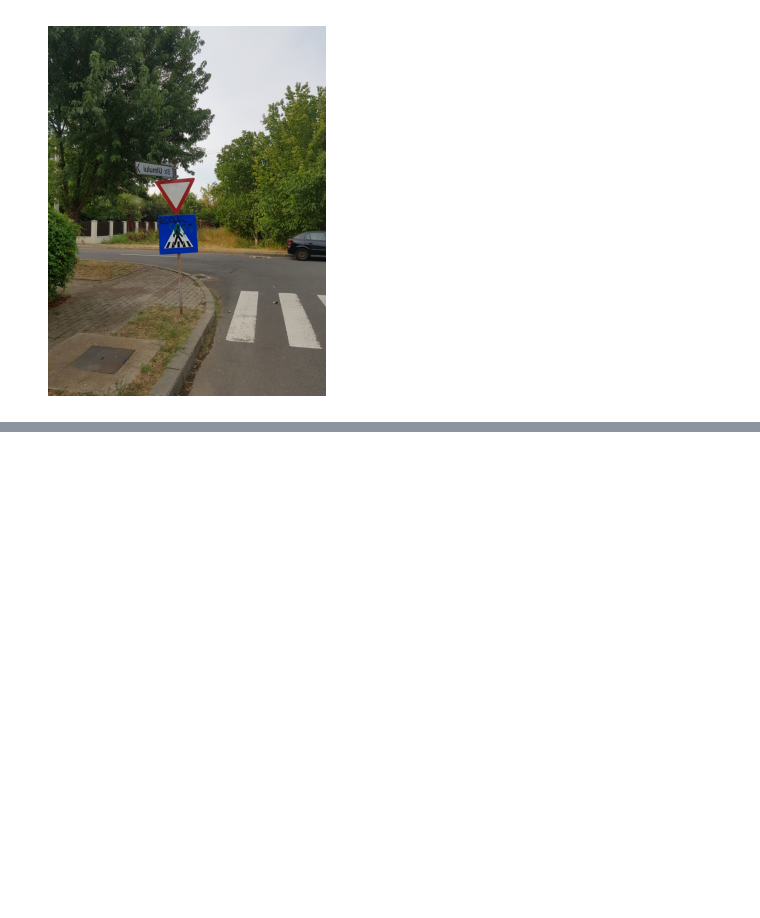
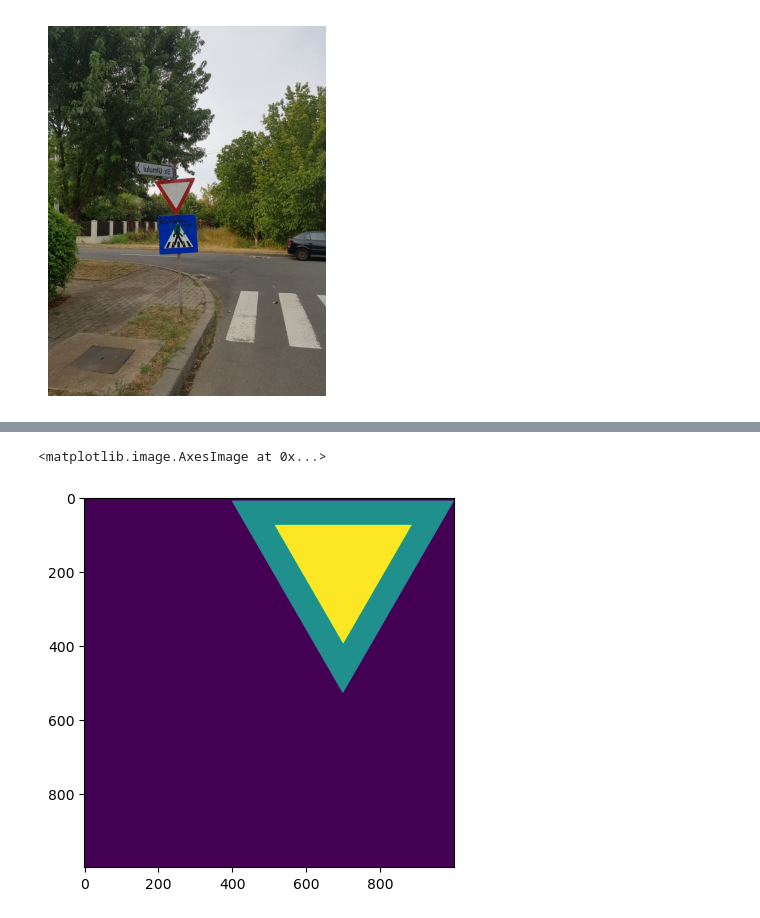
Before and after one commit to mircea-mihail/bike-system, a Jupyter notebook: scripts-and-misc/detectSigns/detect_give-way.ipynb, the cells around one changed output, grey strips where cells are left out. Saved outputs shown, nothing was run; the diff lists cells and outputs as text; code cells hidden in the pictures; blank space fills up the shorter version.

```diff
--- a/scripts-and-misc/detectSigns/detect_give-way.ipynb
+++ b/scripts-and-misc/detectSigns/detect_give-way.ipynb
@@ -62,3 +25,76 @@ plt.imshow(matrix)
+# %%
+# generate a equilateral triangle of size n
+
+def between(p_val, p_lower, p_higher):
+	return p_val <= p_higher and p_val >= p_lower
+
+def drawSign(p_mat, p_x_start, p_y_start, p_side):
+	red_tiangle_height = int(np.sqrt(3 * p_side * p_side /4))
+	converging_factor = 2 / np.sqrt(3) # math :)
+
+	red_triangle_width_percent = 0.7
+	white_side = int(p_side * red_triangle_width_percent)
+
+	white_x_start = p_x_start + int((p_side - white_side) / 2)
+	white_y_start = p_y_start + int((p_side - white_side) * np.sqrt(3) / 6)
+
+	white_triangle_height = int(np.sqrt(3 * white_side * white_side / 4))
+
+	for i in range(p_x_start, p_x_start + red_tiangle_height):
+		for j in range(int(p_y_start + ((i - p_x_start)/2) * converging_factor), int(p_y_start + p_side - (i - p_x_start) / 2 * converging_factor)):
+			if between(i,
+				white_x_start - (p_side - white_side) * np.sqrt(3) / 12,
+				white_x_start + white_triangle_height)\
+			and between(j,
+				white_y_start + (p_side - white_side) * np.sqrt(3) / 4 + ((i - white_x_start) / 2) * converging_factor,
+				white_y_start + white_side - (i - white_x_start) / 2 * converging_factor):
+
+				p_mat[i][j] = 20
+			else:
+				p_mat[i][j] = 10
+
+def drawRgbSign(p_mat, p_x_start, p_y_start, p_side):
+	red_tiangle_height = int(np.sqrt(3 * p_side * p_side /4))
+	converging_factor = 2 / np.sqrt(3) # math :)
+
+	red_triangle_width_percent = 0.8
+	white_side = int(p_side * red_triangle_width_percent)
+
+	white_x_start = p_x_start + int((p_side - white_side) / 2)
+	white_y_start = p_y_start + int((p_side - white_side) * np.sqrt(3) / 6)
+
+	white_triangle_height = int(np.sqrt(3 * white_side * white_side / 4))
+
+	for i in range(p_x_start, p_x_start + red_tiangle_height):
+		for j in range(int(p_y_start + ((i - p_x_start)/2) * converging_factor), int(p_y_start + p_side - (i - p_x_start) / 2 * converging_factor)):
+			if between(i,
+				white_x_start - (p_side - white_side) * np.sqrt(3) / 12,
+				white_x_start + white_triangle_height)\
+			and between(j,
+				white_y_start + (p_side - white_side) * np.sqrt(3) / 4 + ((i - white_x_start) / 2) * converging_factor,
+				white_y_start + white_side - (i - white_x_start) / 2 * converging_factor):
+
+				for pixel in range(0, 3):
+					p_mat[i][j][pixel] = 255
+			else:
+				p_mat[i][j][RED_PX] = 255
+				p_mat[i][j][GREEN_PX] = 0
+				p_mat[i][j][BLUE_PX] = 0
+
+# matrix = np.zeros((20, 20))
+# drawSign(matrix, 1, 6, 10)
+# plt.imshow(matrix)
+
+# matrix = np.zeros((100, 100))
+# drawSign(matrix, 30, 10, 70)
+# plt.imshow(matrix)
+
+matrix = np.zeros((1000, 1000))
+drawSign(matrix, 10, 400, 600)
+plt.imshow(matrix)
+# %% [output]
+<matplotlib.image.AxesImage at 0x...>
+[figure, added]
 # %%
 np.shape(test_img)
 len(test_img[0])
```
Also changed, not shown: parts of 3 cells of this notebook.
